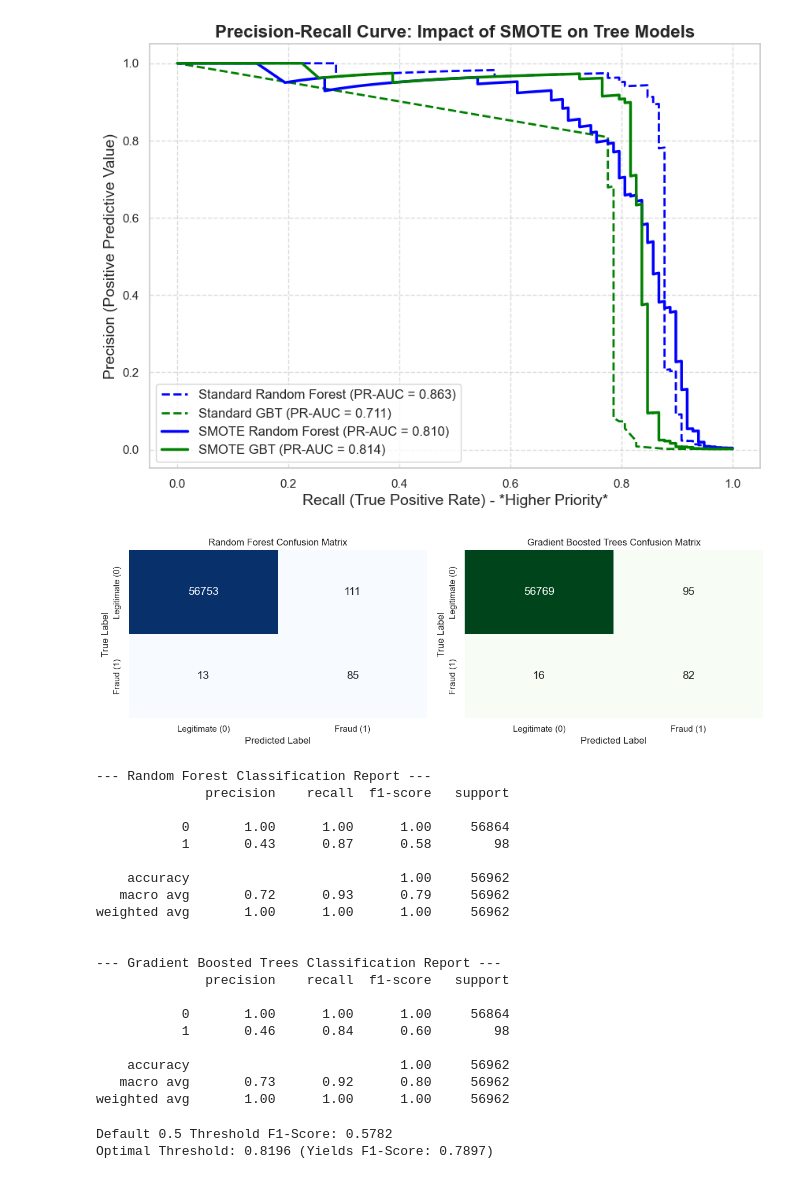
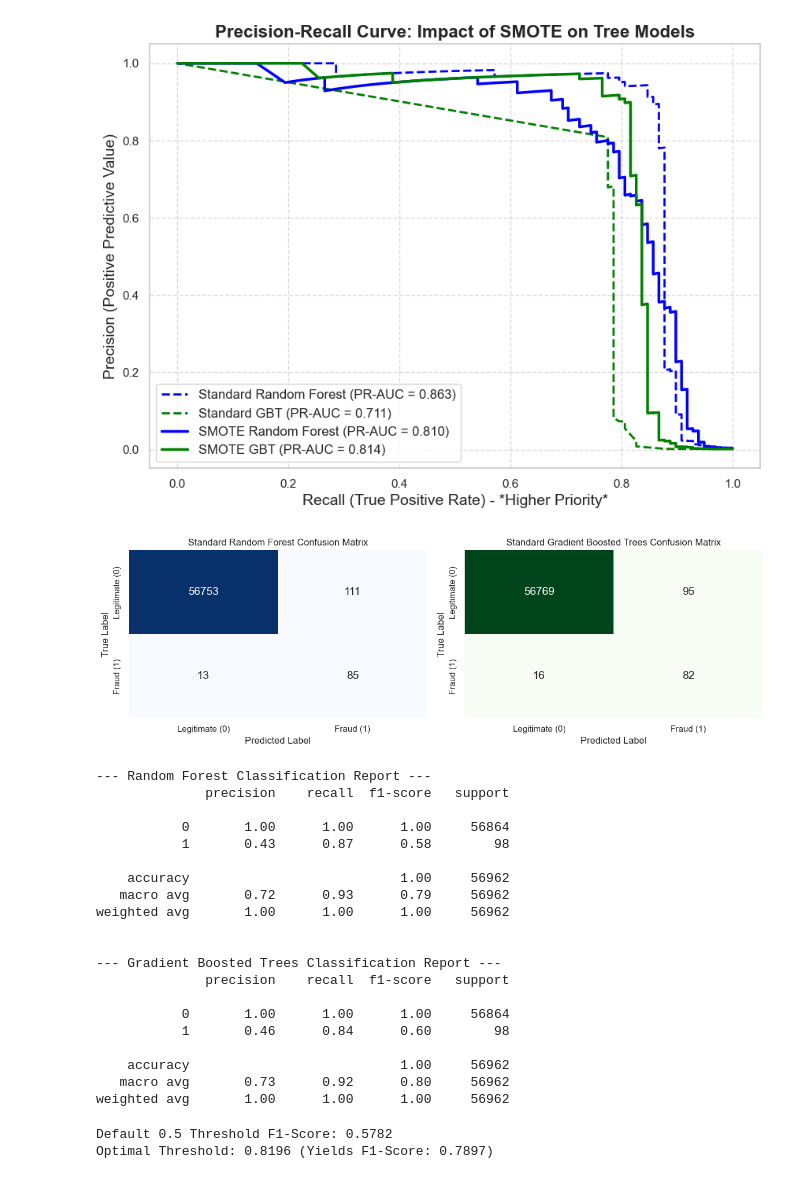
Before and after one commit to amartyakallingal/CS-4641-Credit-Card-Fraud-Project, a Jupyter notebook: tree_models.ipynb, the cells around one changed output. Drawn from its saved outputs; the diff is of its cells as text; code cells hidden in the pictures.

```diff
--- a/tree_models.ipynb
+++ b/tree_models.ipynb
@@ -144,32 +144,32 @@ Updated Tree PR-Curve saved!
 # %%
 fig, axes = plt.subplots(1, 2, figsize=(12, 4))
 
 rf_cm = confusion_matrix(y_test, rf_preds)
 sns.heatmap(rf_cm, annot=True, fmt='d', cmap='Blues', ax=axes[0], cbar=False, annot_kws={"size": 14})
-axes[0].set_title('Random Forest Confusion Matrix')
+axes[0].set_title('Standard Random Forest Confusion Matrix')
 axes[0].set_xlabel('Predicted Label')
 axes[0].set_ylabel('True Label')
 axes[0].xaxis.set_ticklabels(['Legitimate (0)', 'Fraud (1)'])
 axes[0].yaxis.set_ticklabels(['Legitimate (0)', 'Fraud (1)'])
 
 gbt_cm = confusion_matrix(y_test, gbt_preds)
 sns.heatmap(gbt_cm, annot=True, fmt='d', cmap='Greens', ax=axes[1], cbar=False, annot_kws={"size": 14})
-axes[1].set_title('Gradient Boosted Trees Confusion Matrix')
+axes[1].set_title('Standard Gradient Boosted Trees Confusion Matrix')
 axes[1].set_xlabel('Predicted Label')
 axes[1].set_ylabel('True Label')
 axes[1].xaxis.set_ticklabels(['Legitimate (0)', 'Fraud (1)'])
 axes[1].yaxis.set_ticklabels(['Legitimate (0)', 'Fraud (1)'])
 
 plt.tight_layout()
-plt.savefig('tree_models_confusion_matrices.png', dpi=300, bbox_inches='tight')
+plt.savefig('tm_standard_tree_models_confusion_matrices.png', dpi=300, bbox_inches='tight')
 plt.show()
 
 print("--- Random Forest Classification Report ---")
 print(classification_report(y_test, rf_preds))
 print("\n--- Gradient Boosted Trees Classification Report ---")
 print(classification_report(y_test, gbt_preds))
 # %% [output]
-[figure, old version]
+[figure, new version]
 --- Random Forest Classification Report ---
               precision    recall  f1-score   support
 
```
Also changed, not shown: parts of 5 cells of this notebook, 3 other files.
